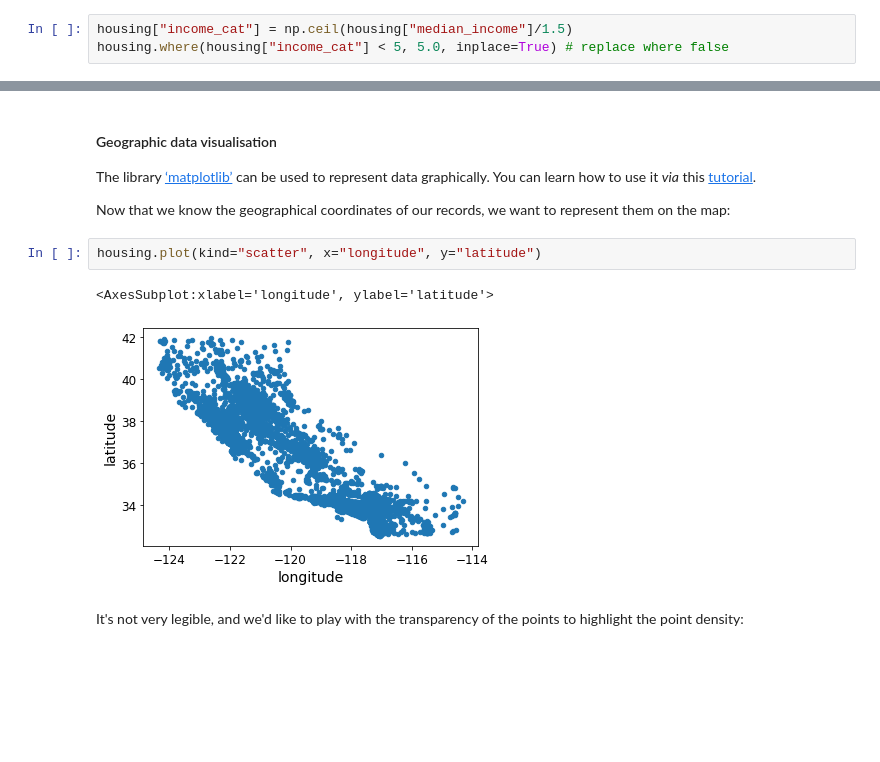
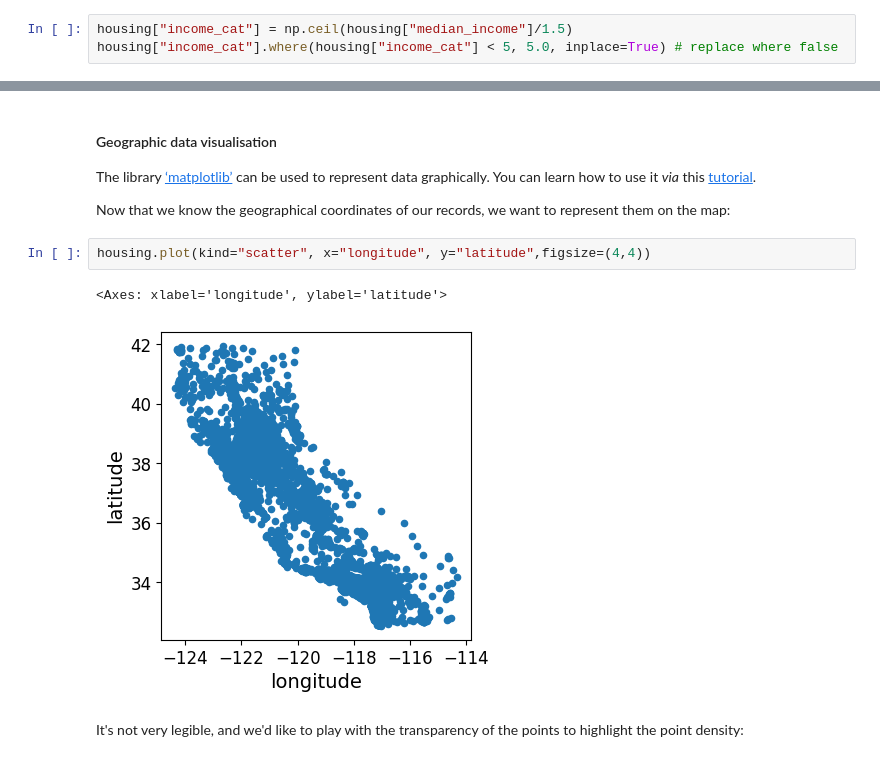
Before and after one commit to DevLaukey/Data-Science-Wrangling, a Jupyter notebook: WS1_Data_Wrangling_EN_REV_FINAL.ipynb, the cells around one changed output, grey strips where cells are left out. Saved outputs shown, nothing was run; the diff lists cells and outputs as text; blank space fills up the shorter version.

```diff
--- a/WS1_Data_Wrangling_EN_REV_FINAL.ipynb
+++ b/WS1_Data_Wrangling_EN_REV_FINAL.ipynb
@@ -315,4 +315,4 @@ We must ensure not to introduce statistical bias, on the one hand, and to respec
 After discussions with business experts, we are convinced that average income is a key variable. We wish to carry out a sampling where the training and test sets respect the proportions of representation of the different salary categories. To do this, we start by creating a variable ‘income_cat’, the categorical counterpart of the numerical variable ‘median_income’
 # %%
 housing["income_cat"] = np.ceil(housing["median_income"]/1.5)
-housing.where(housing["income_cat"] < 5, 5.0, inplace=True) # replace where false
+housing["income_cat"].where(housing["income_cat"] < 5, 5.0, inplace=True) # replace where false
@@ -376,9 +383,9 @@ The library [‘matplotlib’]() can be used to represent data graphically. You
 
 Now that we know the geographical coordinates of our records, we want to represent them on the map:
 # %%
-housing.plot(kind="scatter", x="longitude", y="latitude")
+housing.plot(kind="scatter", x="longitude", y="latitude",figsize=(4,4))
 # %% [output]
-<AxesSubplot:xlabel='longitude', ylabel='latitude'>
+<Axes: xlabel='longitude', ylabel='latitude'>
-[figure, old version]
+[figure, new version]
 # %% [markdown]
 It's not very legible, and we'd like to play with the transparency of the points to highlight the point density:
```
Also changed, not shown: parts of 43 cells of this notebook, 3 other files.
